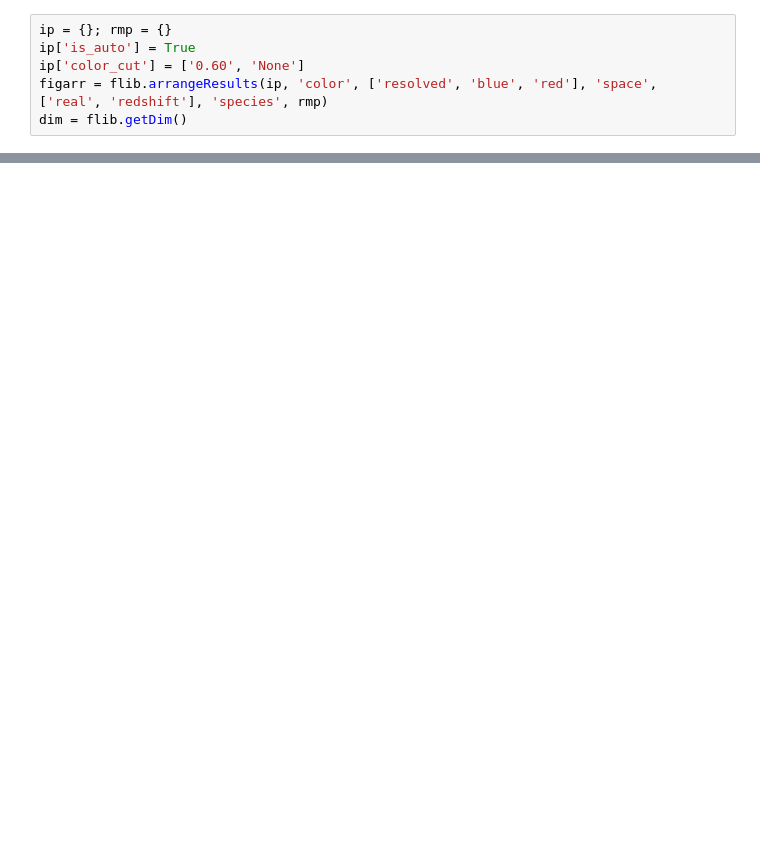
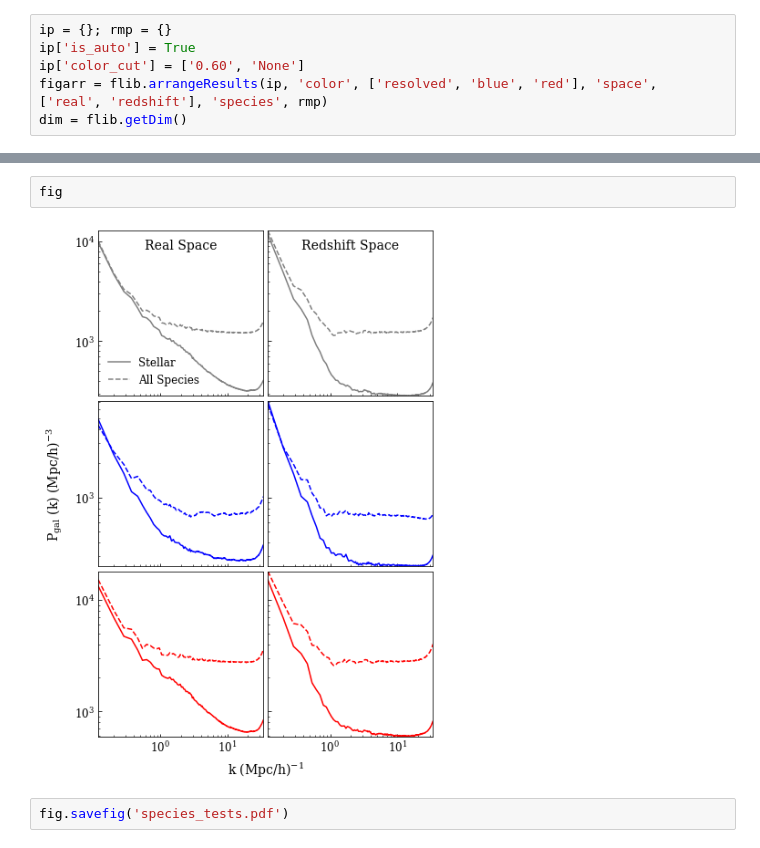
Before and after one commit to calvinosinga/hcolor, a Jupyter notebook: fig_md_analysis/species_test/species_tests.ipynb, the cells around one changed output, grey strips where cells are left out. Drawn from its saved outputs; the diff is of its cells as text; blank space fills up the shorter version.

```diff
--- a/fig_md_analysis/species_test/species_tests.ipynb
+++ b/fig_md_analysis/species_test/species_tests.ipynb
@@ -34,0 +62,6 @@ TypeError: plotpk() missing 7 required positional arguments: 'rowp', 'colp', 'pa
+# %%
+fig
+# %% [output]
+[figure, added]
+# %%
+fig.savefig('species_tests.pdf')
```
Also changed, not shown: parts of 5 cells of this notebook, 5 other files.
